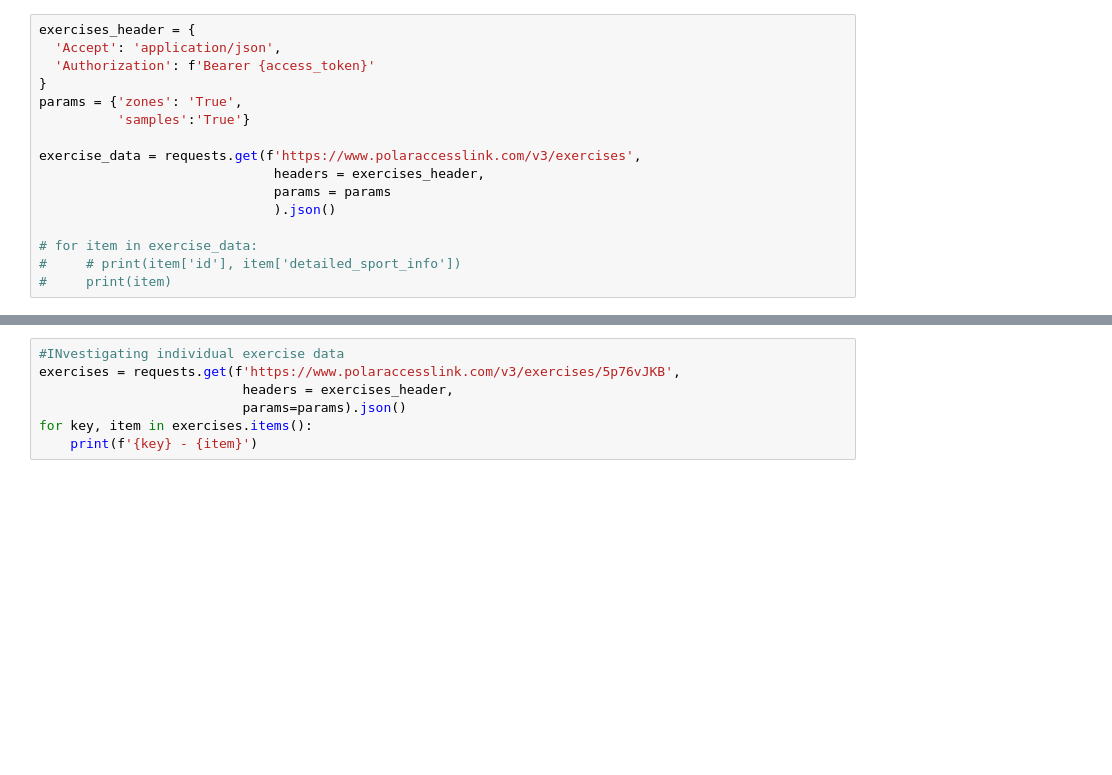
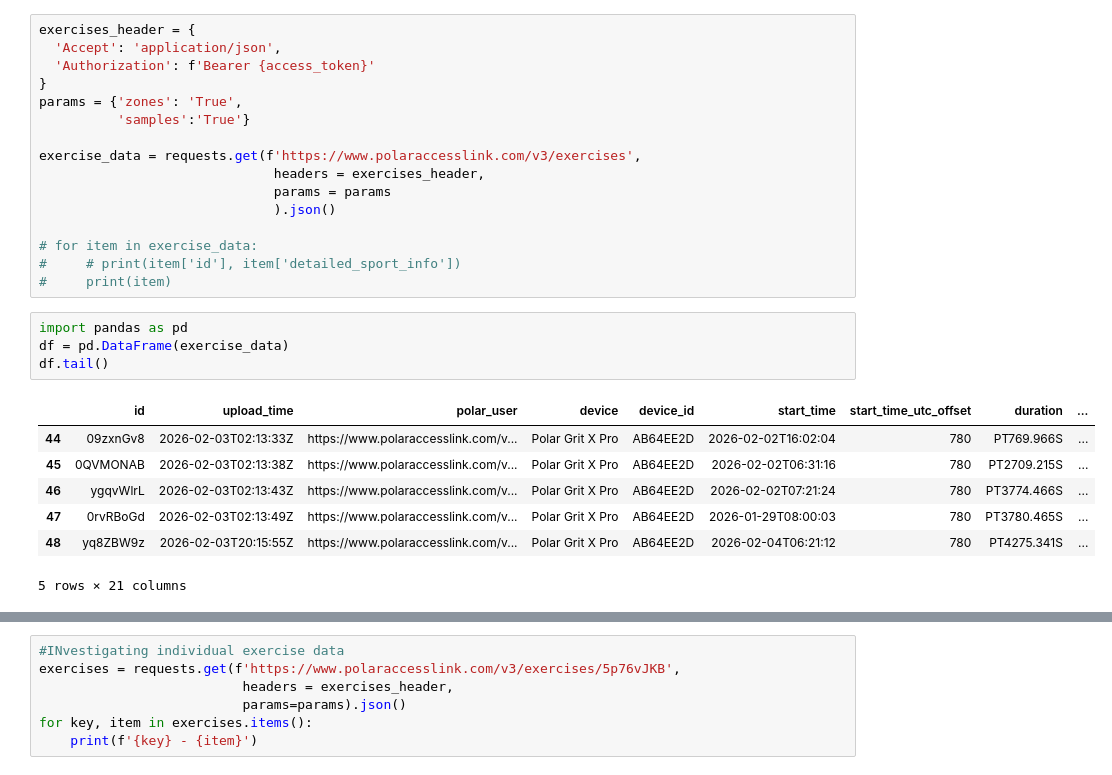
Before and after one commit to Jessep123/Exercise-Report-With-Polar-Accesslink-API, a Jupyter notebook: Polar_API.ipynb, the cells around one changed output, grey strips where cells are left out. Saved outputs shown, nothing was run; the diff lists cells and outputs as text; blank space fills up the shorter version.

```diff
--- a/Polar_API.ipynb
+++ b/Polar_API.ipynb
@@ -47,3 +47,15 @@ exercise_data = requests.get(f'https://www.polaraccesslink.com/v3/exercises',
 # for item in exercise_data:
 #     # print(item['id'], item['detailed_sport_info'])
 #     print(item)
+# %%
+import pandas as pd
+df = pd.DataFrame(exercise_data)
+df.tail()
+# %% [output]
+|  | id | upload_time | polar_user | device | device_id | start_time | start_time_utc_offset | duration | ... |
+| 44 | 09zxnGv8 | 2026-02-03T02:13:33Z | https://www.polaraccesslink.com/v... | Polar Grit X Pro | AB64EE2D | 2026-02-02T16:02:04 | 780 | PT769.966S | ... |
+| 45 | 0QVMONAB | 2026-02-03T02:13:38Z | https://www.polaraccesslink.com/v... | Polar Grit X Pro | AB64EE2D | 2026-02-02T06:31:16 | 780 | PT2709.215S | ... |
+| 46 | ygqvWlrL | 2026-02-03T02:13:43Z | https://www.polaraccesslink.com/v... | Polar Grit X Pro | AB64EE2D | 2026-02-02T07:21:24 | 780 | PT3774.466S | ... |
+| 47 | 0rvRBoGd | 2026-02-03T02:13:49Z | https://www.polaraccesslink.com/v... | Polar Grit X Pro | AB64EE2D | 2026-01-29T08:00:03 | 780 | PT3780.465S | ... |
+| 48 | yq8ZBW9z | 2026-02-03T20:15:55Z | https://www.polaraccesslink.com/v... | Polar Grit X Pro | AB64EE2D | 2026-02-04T06:21:12 | 780 | PT4275.341S | ... |
+5 rows × 21 columns
```
Also changed, not shown: parts of 4 cells of this notebook, 2 other files.
